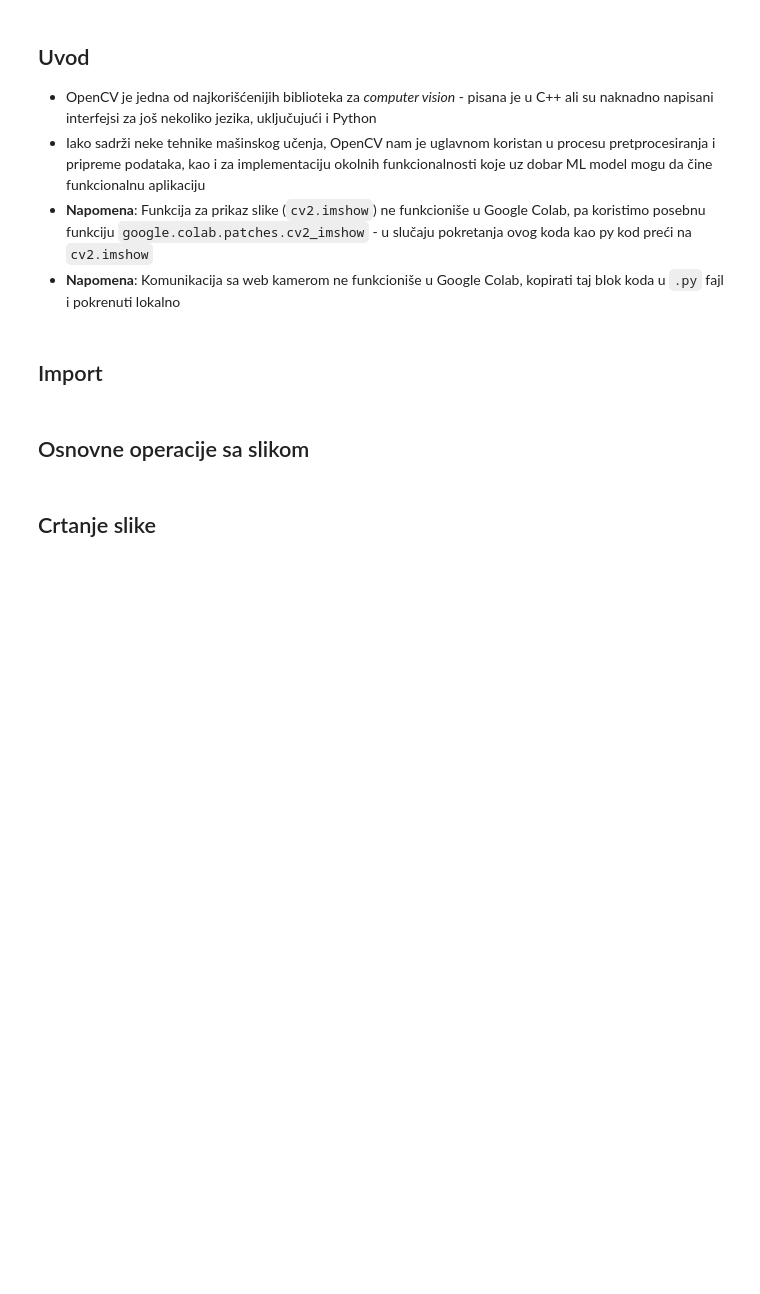
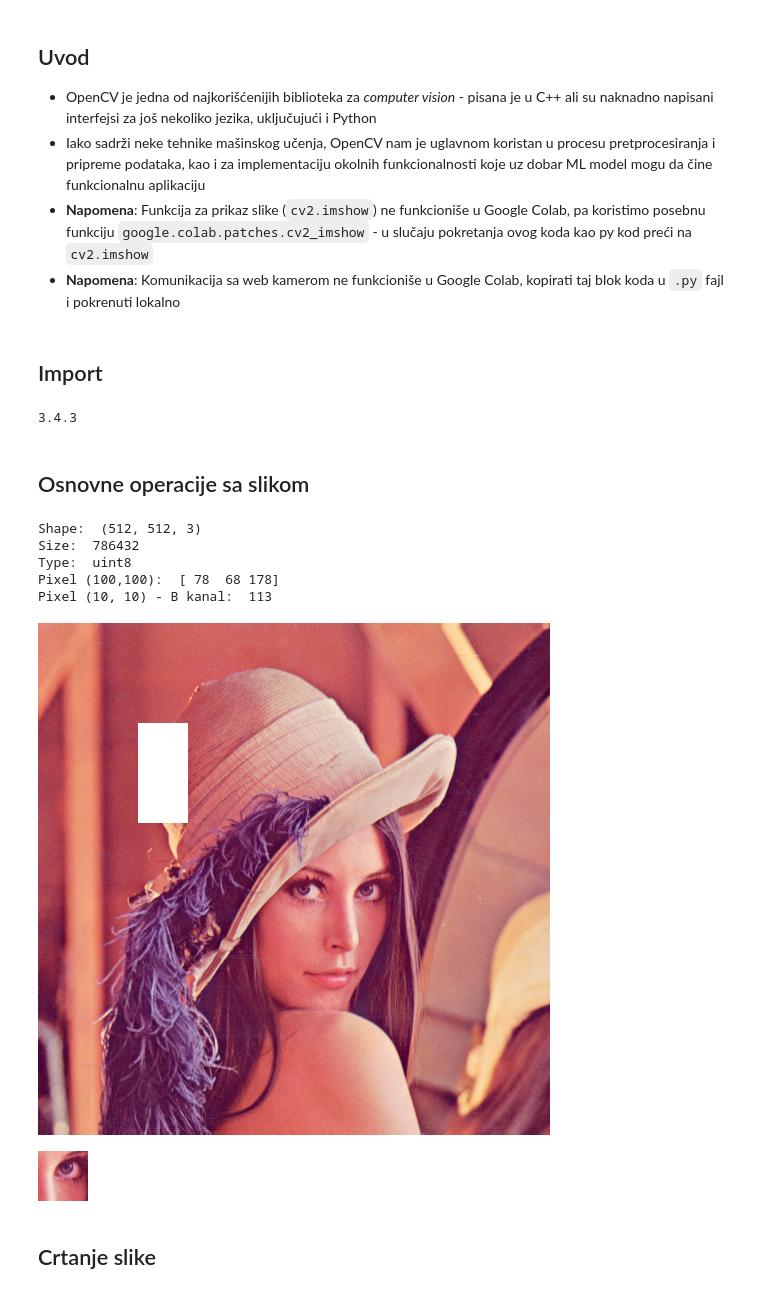
Before and after one commit to rand0musername/raf-ml, a Jupyter notebook: 07 CNN, OpenCV/07B_OpenCV.ipynb, the cells around one changed output. Drawn from its saved outputs; the diff is of its cells as text; code cells hidden in the pictures; blank space fills up the shorter version.

```diff
--- a/07 CNN, OpenCV/07B_OpenCV.ipynb
+++ b/07 CNN, OpenCV/07B_OpenCV.ipynb
@@ -27,2 +25,23 @@
+# %%
+from matplotlib import pyplot as plt
+import numpy as np
+import cv2
+print(cv2.__version__)
+
+path_to_data = "./"
+
+# Definisemo funkciju za prikaz slike
+# (imshow + zaustavljanje rada programa do pritiska tastera)
+def show_local(img):
+  cv2.imshow("img", img)
+  cv2.waitKey(0)
+
+# Ovo ne funkcionise u collab pa koristimo patch
+from google.colab.patches import cv2_imshow
+def show(img):
+  cv2_imshow(img)
+  print()
+# %% [output]
+3.4.3
 # %% [markdown]
 ## Osnovne operacije sa slikom
@@ -31,2 +48,33 @@
+# %%
+# Ucitavanje slike
+img = cv2.imread(path_to_data + 'lena.png')  # (B, G, R)
+
+print('Shape: ', img.shape)
+print('Size: ', img.size)
+print('Type: ', img.dtype)
+print('Pixel (100,100): ', img[100, 100])
+
+# Izmena slike: standardna numpy sintaksa
+img[100, 100] = [255, 255, 255]
+img[100:200, 100:150] = [255, 255, 255]
+
+# Brze metode za pristup pikselima i izmenu slike: item/itemset
+print('Pixel (10, 10) - B kanal: ', img.item(10, 10, 0))  # B kanal
+img.itemset((10, 10, 0), 255)
+
+show(img)
+
+### Izdvajanje ROI (region of interest)
+eye = img[250:300, 300:350]
+
+show(eye)
+# %% [output]
+Shape:  (512, 512, 3)
+Size:  786432
+Type:  uint8
+Pixel (100,100):  [ 78  68 178]
+Pixel (10, 10) - B kanal:  113
+[figure, added]
+[figure, added]
 # %% [markdown]
 ## Crtanje slike
```
Also changed, not shown: parts of 26 cells of this notebook, 2 other files.
